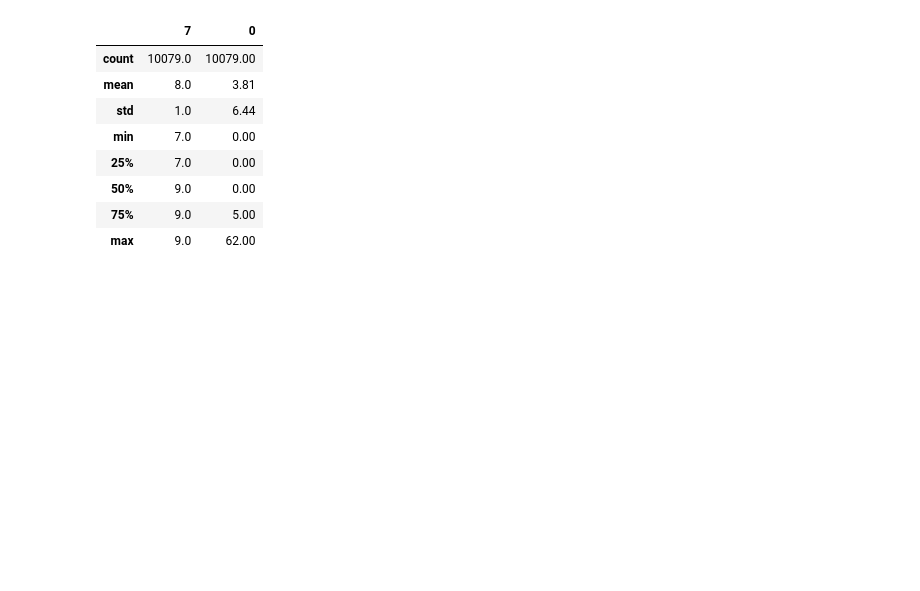
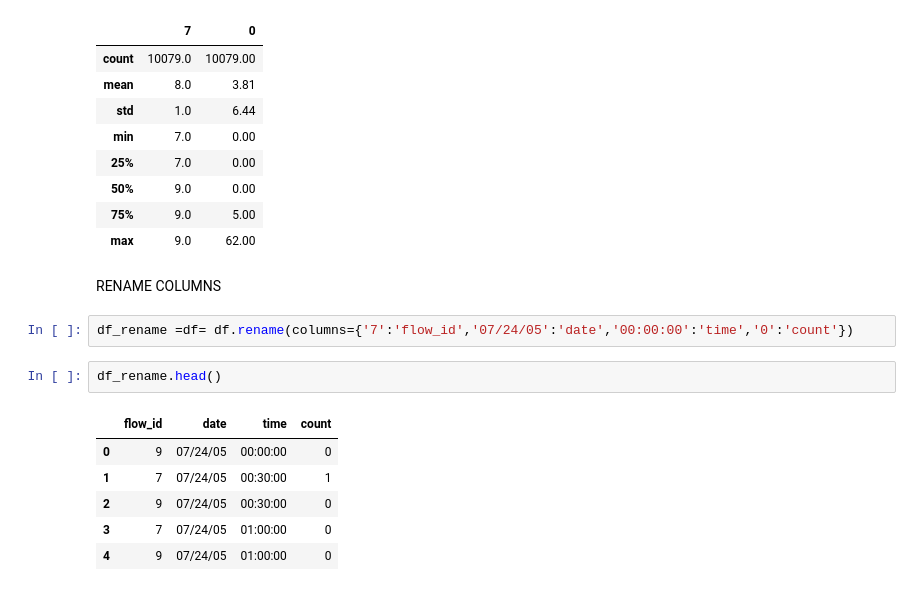
Before and after one commit to Beamersd/groupby-exercise-19-, a Jupyter notebook: Untitled5.ipynb, the cells around one changed output. Cells and saved outputs as stored; diff of their text form; blank space fills up the shorter version.

```diff
--- a/Untitled5.ipynb
+++ b/Untitled5.ipynb
@@ -39,3 +39,16 @@ df.describe().round(2)
 | 50% | 9.0 | 0.00 |
 | 75% | 9.0 | 5.00 |
 | max | 9.0 | 62.00 |
+# %% [markdown]
+RENAME COLUMNS
+# %%
+df_rename =df= df.rename(columns={'7':'flow_id','07/24/05':'date','00:00:00':'time','0':'count'})
+# %%
+df_rename.head()
+# %% [output]
+|  | flow_id | date | time | count |
+| 0 | 9 | 07/24/05 | 00:00:00 | 0 |
+| 1 | 7 | 07/24/05 | 00:30:00 | 1 |
+| 2 | 9 | 07/24/05 | 00:30:00 | 0 |
+| 3 | 7 | 07/24/05 | 01:00:00 | 0 |
+| 4 | 9 | 07/24/05 | 01:00:00 | 0 |
```
Also changed, not shown: parts of 9 cells of this notebook.
